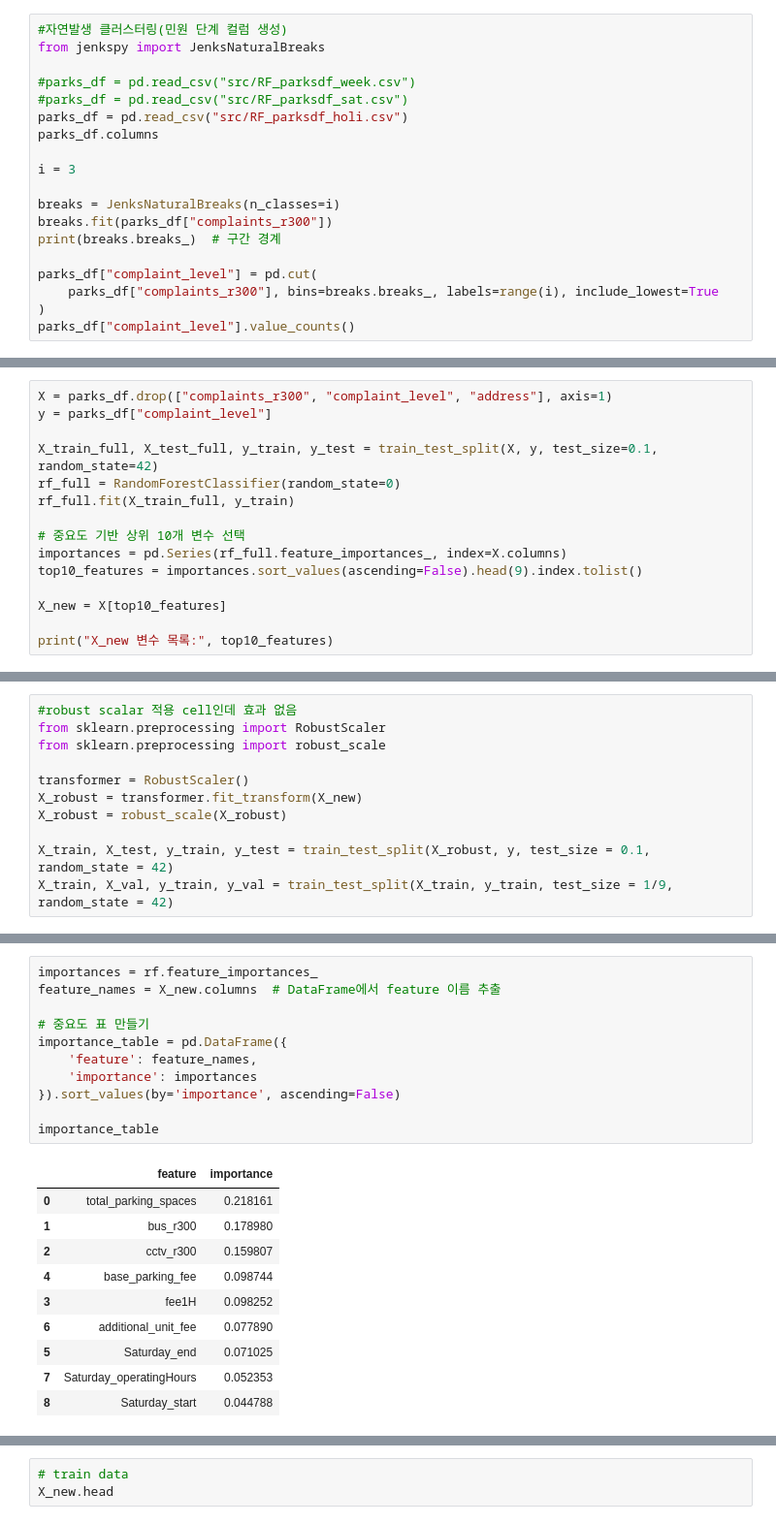
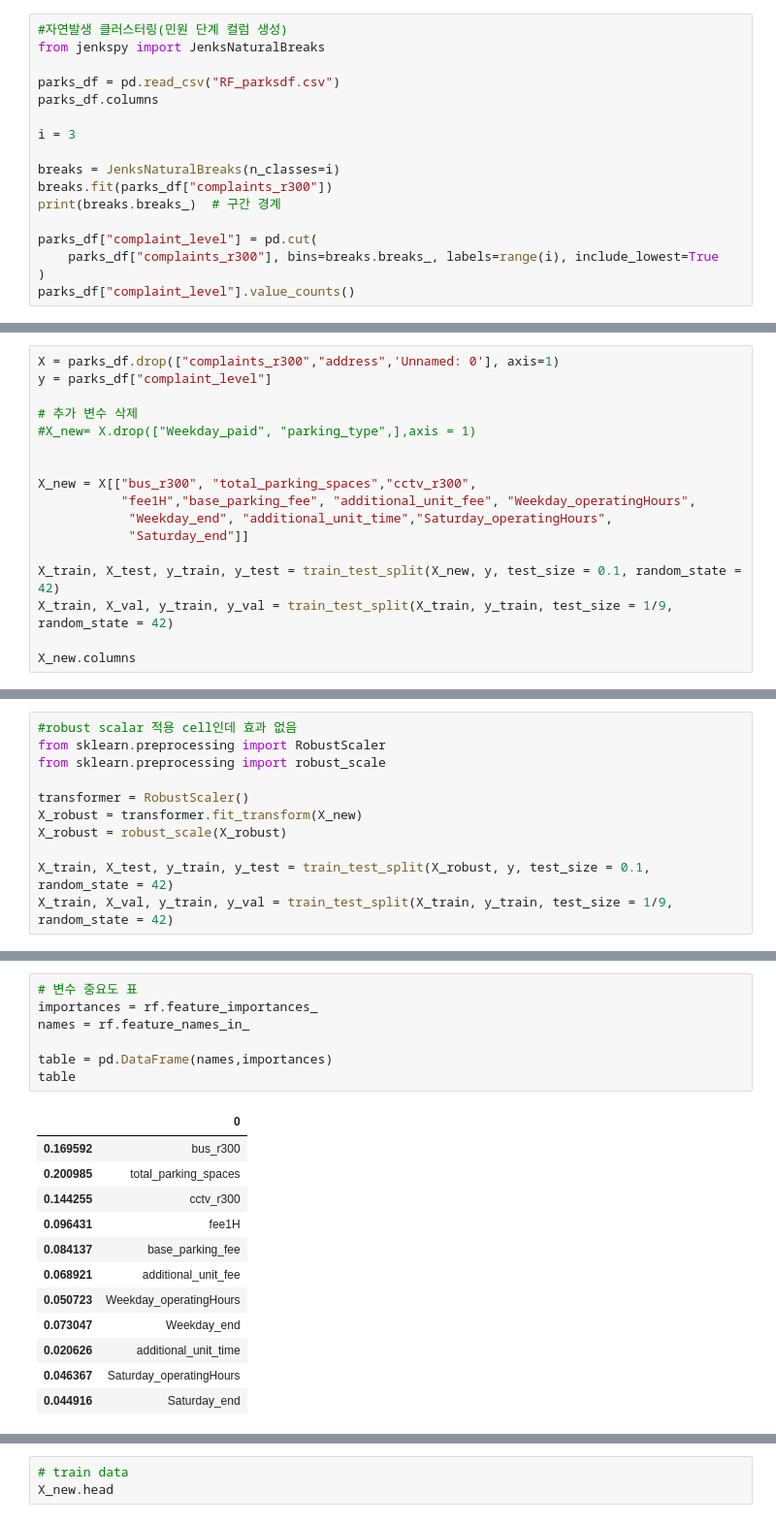
Before and after one commit to vxlmlxv/20251R0136COSE47101, a Jupyter notebook: randomforest.ipynb, the cells around one changed output, grey strips where cells are left out. Shown at 97% size. Saved outputs shown, nothing was run; the diff lists cells and outputs as text.

```diff
--- a/randomforest.ipynb
+++ b/randomforest.ipynb
@@ -38,9 +34,7 @@ Name: count, dtype: int64
 #자연발생 클러스터링(민원 단계 컬럼 생성)
 from jenkspy import JenksNaturalBreaks
 
-#parks_df = pd.read_csv("src/RF_parksdf_week.csv")
-#parks_df = pd.read_csv("src/RF_parksdf_sat.csv")
-parks_df = pd.read_csv("src/RF_parksdf_holi.csv")
+parks_df = pd.read_csv("RF_parksdf.csv")
 parks_df.columns
 
 i = 3
@@ -158,16 +85,18 @@ Saturday_paid: ['N', 'Y']
 # %%
-X = parks_df.drop(["complaints_r300", "complaint_level", "address"], axis=1)
+X = parks_df.drop(["complaints_r300","address",'Unnamed: 0'], axis=1)
 y = parks_df["complaint_level"]
 
-X_train_full, X_test_full, y_train, y_test = train_test_split(X, y, test_size=0.1, random_state=42)
-rf_full = RandomForestClassifier(random_state=0)
-rf_full.fit(X_train_full, y_train)
+# 추가 변수 삭제
+#X_new= X.drop(["Weekday_paid", "parking_type",],axis = 1)
 
-# 중요도 기반 상위 10개 변수 선택
-importances = pd.Series(rf_full.feature_importances_, index=X.columns)
-top10_features = importances.sort_values(ascending=False).head(9).index.tolist()
 
-X_new = X[top10_features]
+X_new = X[["bus_r300", "total_parking_spaces","cctv_r300",
+           "fee1H","base_parking_fee", "additional_unit_fee", "Weekday_operatingHours",
+            "Weekday_end", "additional_unit_time","Saturday_operatingHours",
+            "Saturday_end"]]
 
-print("X_new 변수 목록:", top10_features)
+X_train, X_test, y_train, y_test = train_test_split(X_new, y, test_size = 0.1, random_state = 42)
+X_train, X_val, y_train, y_val = train_test_split(X_train, y_train, test_size = 1/9, random_state = 42)
+
+X_new.columns
 # %% [output]
@@ -241,25 +128,23 @@ XGBoost 정확도: 0.8440
 # %%
+# 변수 중요도 표
 importances = rf.feature_importances_
-feature_names = X_new.columns  # DataFrame에서 feature 이름 추출
+names = rf.feature_names_in_
 
-# 중요도 표 만들기
-importance_table = pd.DataFrame({
-    'feature': feature_names,
-    'importance': importances
-}).sort_values(by='importance', ascending=False)
-
-importance_table
+table = pd.DataFrame(names,importances)
+table
 # %% [output]
-|  | feature | importance |
-| 0 | total_parking_spaces | 0.218161 |
-| 1 | bus_r300 | 0.178980 |
-| 2 | cctv_r300 | 0.159807 |
-| 4 | base_parking_fee | 0.098744 |
-| 3 | fee1H | 0.098252 |
-| 6 | additional_unit_fee | 0.077890 |
-| 5 | Saturday_end | 0.071025 |
-| 7 | Saturday_operatingHours | 0.052353 |
-| 8 | Saturday_start | 0.044788 |
+|  | 0 |
+| 0.169592 | bus_r300 |
+| 0.200985 | total_parking_spaces |
+| 0.144255 | cctv_r300 |
+| 0.096431 | fee1H |
+| 0.084137 | base_parking_fee |
+| 0.068921 | additional_unit_fee |
+| 0.050723 | Weekday_operatingHours |
+| 0.073047 | Weekday_end |
+| 0.020626 | additional_unit_time |
+| 0.046367 | Saturday_operatingHours |
+| 0.044916 | Saturday_end |
 # %%
 from sklearn.metrics import mean_squared_error
 
```
Also changed, not shown: parts of 15 cells of this notebook.
